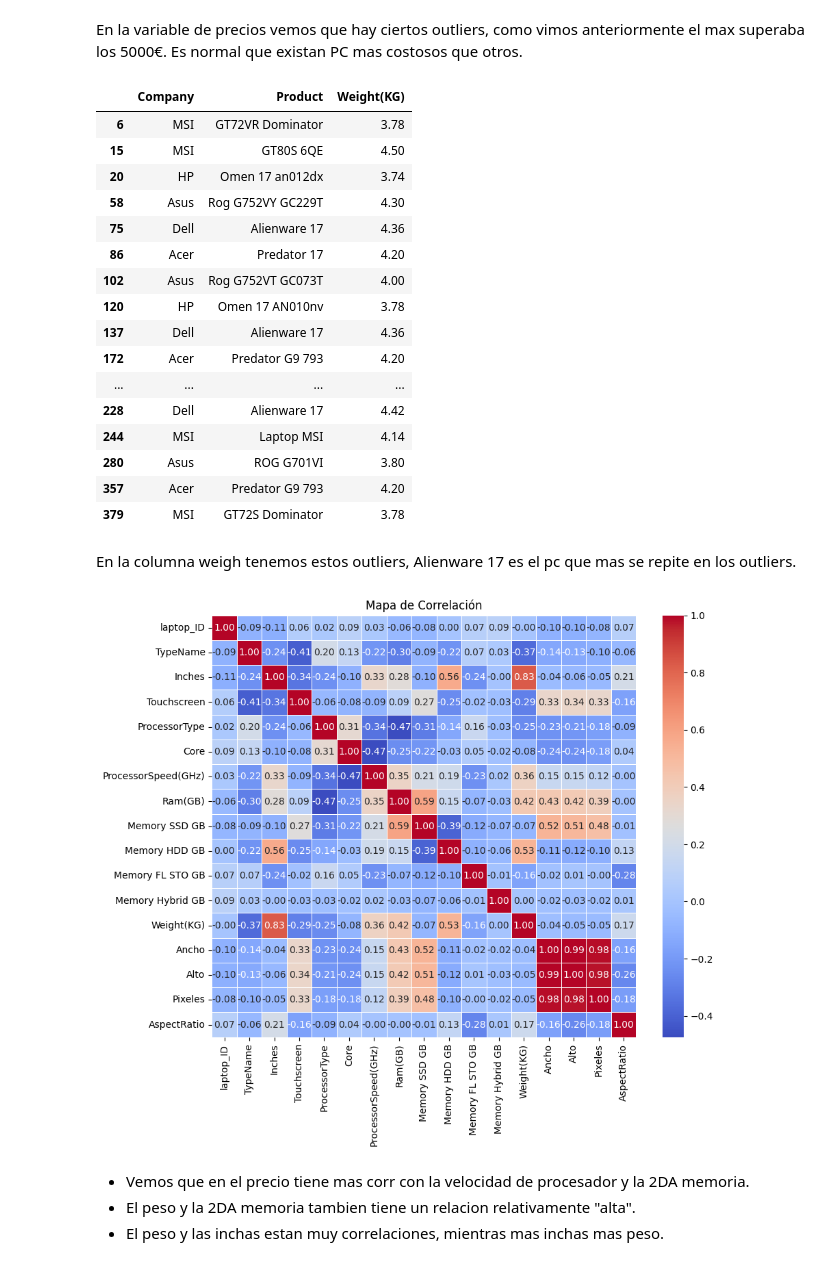
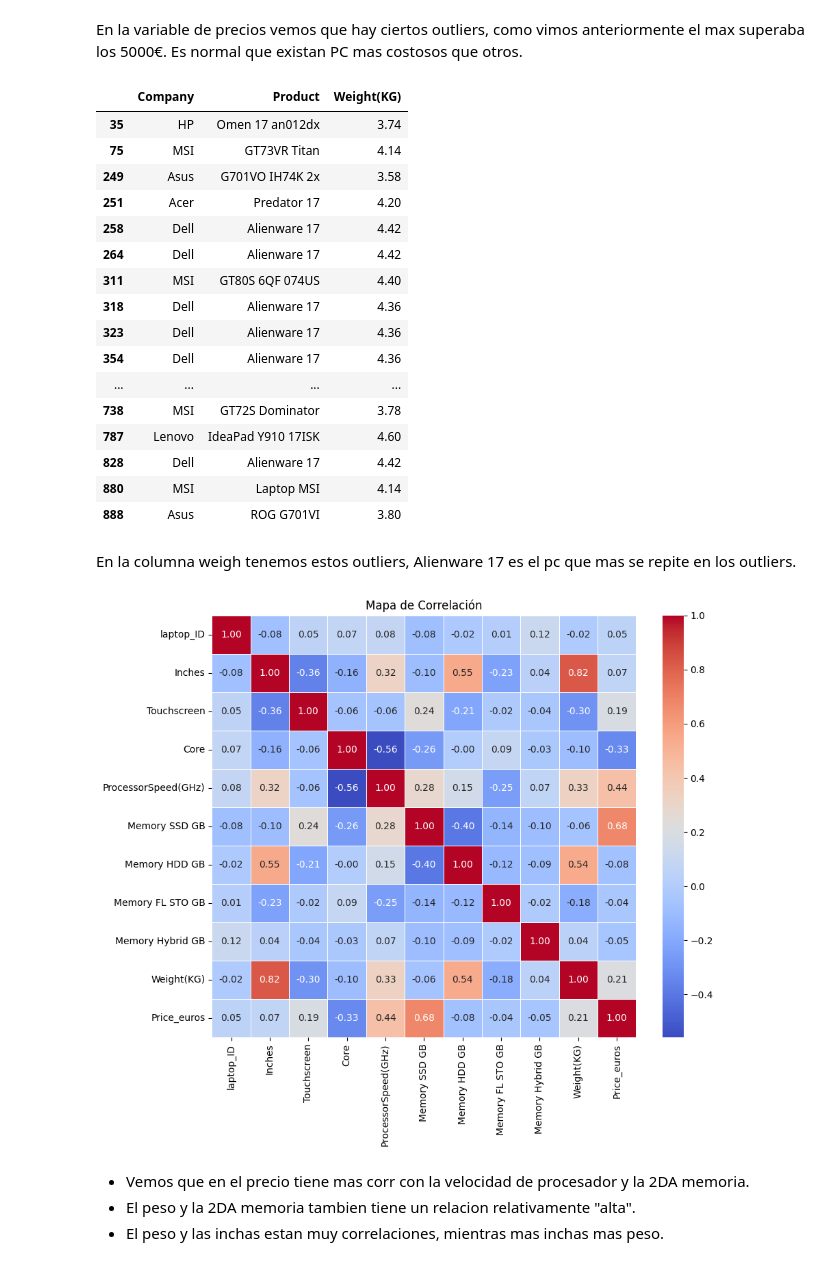
Before and after one commit to abdonrb/ML_LAPTOPS, a Jupyter notebook: Notebooks/data_loading_cleaning_test.ipynb, the cells around one changed output. Saved outputs shown, nothing was run; the diff lists cells and outputs as text; code cells hidden in the pictures.

```diff
--- a/Notebooks/data_loading_cleaning_test.ipynb
+++ b/Notebooks/data_loading_cleaning_test.ipynb
@@ -8,3 +10,3 @@ import os
 # %%
-df2 = pd.read_parquet(r'C:\Users\Abdon.RAMIREZ-BRICEN\OneDrive - Akkodis\Desktop\EDA_PC\Data\Processed\PcDataClean.parquet',engine='fastparquet')
+df2 = pd.read_parquet('..\Data\Processed\PcDataClean.parquet',engine='fastparquet')
 # %%
@@ -547,44 +514,44 @@ clase.plot_numeric()
 # %% [markdown]
 En la variable de precios vemos que hay ciertos outliers, como vimos anteriormente el max superaba los 5000€. Es normal que existan PC mas costosos que otros.
 # %%
-Q1_weight = df['Weight(KG)'].quantile(0.25)
-Q3_weight = df['Weight(KG)'].quantile(0.75)
+Q1_weight = df2['Weight(KG)'].quantile(0.25)
+Q3_weight = df2['Weight(KG)'].quantile(0.75)
 IQR_weight = Q3_weight - Q1_weight
 
 upper_limit_weight = Q3_weight + 1.5 * IQR_weight
 
 # Identificar valores fuera del rango IQR
-outl_weight = df[df['Weight(KG)'] > upper_limit_weight]
+outl_weight = df2[df2['Weight(KG)'] > upper_limit_weight]
 outl_weight[['Company','Product','Weight(KG)']]
 # %% [output]
 |  | Company | Product | Weight(KG) |
-| 6 | MSI | GT72VR Dominator | 3.78 |
-| 15 | MSI | GT80S 6QE | 4.50 |
-| 20 | HP | Omen 17 an012dx | 3.74 |
-| 58 | Asus | Rog G752VY GC229T | 4.30 |
-| 75 | Dell | Alienware 17 | 4.36 |
-| 86 | Acer | Predator 17 | 4.20 |
-| 102 | Asus | Rog G752VT GC073T | 4.00 |
-| 120 | HP | Omen 17 AN010nv | 3.78 |
-| 137 | Dell | Alienware 17 | 4.36 |
-| 172 | Acer | Predator G9 793 | 4.20 |
+| 35 | HP | Omen 17 an012dx | 3.74 |
+| 75 | MSI | GT73VR Titan | 4.14 |
+| 249 | Asus | G701VO IH74K 2x | 3.58 |
+| 251 | Acer | Predator 17 | 4.20 |
+| 258 | Dell | Alienware 17 | 4.42 |
+| 264 | Dell | Alienware 17 | 4.42 |
+| 311 | MSI | GT80S 6QF 074US | 4.40 |
+| 318 | Dell | Alienware 17 | 4.36 |
+| 323 | Dell | Alienware 17 | 4.36 |
+| 354 | Dell | Alienware 17 | 4.36 |
 | ... | ... | ... | ... |
-| 228 | Dell | Alienware 17 | 4.42 |
-| 244 | MSI | Laptop MSI | 4.14 |
-| 280 | Asus | ROG G701VI | 3.80 |
-| 357 | Acer | Predator G9 793 | 4.20 |
-| 379 | MSI | GT72S Dominator | 3.78 |
+| 738 | MSI | GT72S Dominator | 3.78 |
+| 787 | Lenovo | IdeaPad Y910 17ISK | 4.60 |
+| 828 | Dell | Alienware 17 | 4.42 |
+| 880 | MSI | Laptop MSI | 4.14 |
+| 888 | Asus | ROG G701VI | 3.80 |
 # %% [markdown]
 En la columna weigh tenemos estos outliers, Alienware 17 es el pc que mas se repite en los outliers.
 # %%
-df_numeric = df.select_dtypes('number')
+df_numeric = df2.select_dtypes('number')
 correlation_matrix = df_numeric.corr()
 plt.figure(figsize=(10, 8))
 sns.heatmap(correlation_matrix, annot=True, cmap='coolwarm', fmt=".2f", linewidths=0.5)
 plt.title("Mapa de Correlación")
 plt.show()
 # %% [output]
-[figure, old version]
+[figure, new version]
 # %% [markdown]
 - Vemos que en el precio tiene mas corr con la velocidad de procesador y la 2DA memoria.
 - El peso y la 2DA memoria tambien tiene un relacion relativamente "alta".
```
Also changed, not shown: parts of 16 cells of this notebook, 8 other files.
